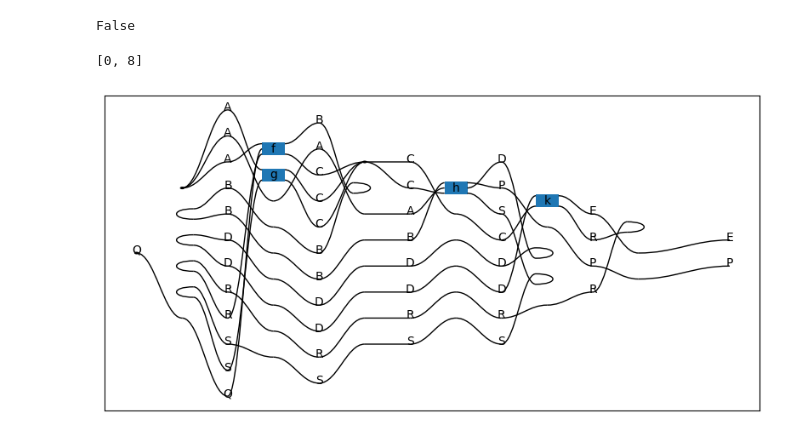
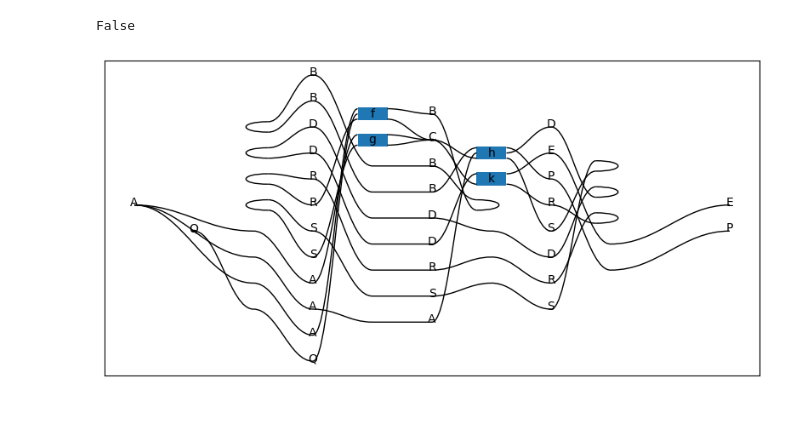
Before and after one commit to alexkoziell/hyperstrings, a Jupyter notebook: prototyping/scratchpad.ipynb, the cells around one changed output. Drawn from its saved outputs; the diff is of its cells as text; code cells hidden in the pictures.

Commit message:
Implement make spiders implicit method.

```diff
--- a/prototyping/scratchpad.ipynb
+++ b/prototyping/scratchpad.ipynb
@@ -192,15 +193,11 @@ cyclic_hypergraph = Hypergraph(
 cyclic_hypergraph.is_acyclic()
 # %% [output]
 False
-# %%
-cyclic_hypergraph.hyperedge_sources[1]
-# %% [output]
-[0, 8]
 # %%
 explicit_spiders = cyclic_hypergraph.make_spiders_explicit()
 # %%
-explicit_cycles = explicit_spiders.make_cycles_explicit()
-explicit_cycles.draw_matplotlib()
+explicit_cycles = explicit_spiders.make_cycles_explicit().make_spiders_implicit()
+explicit_cycles.normal_form.draw_matplotlib()
 # %% [output]
-[figure, old version]
+[figure, new version]
 # %%
```
Also changed, not shown: parts of 4 cells of this notebook, 1 other file.
